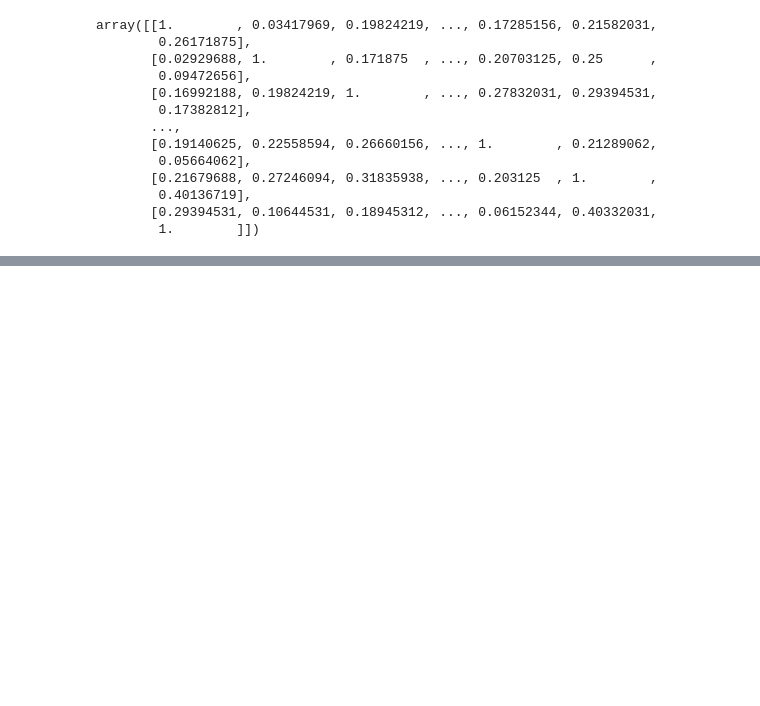
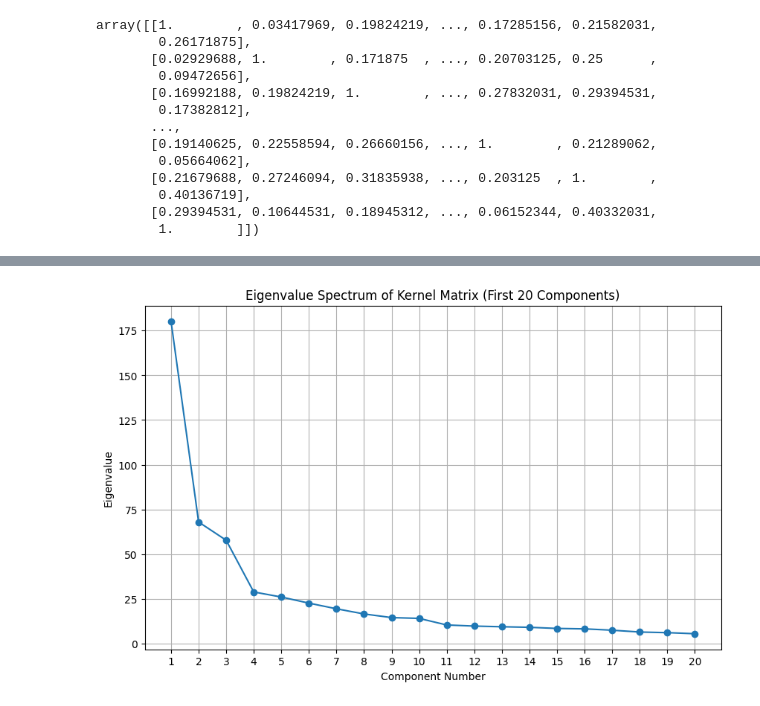
Before and after one commit to barra-white/qml-explainability-by-parts, a Jupyter notebook: explainability/qsvc/kernel/kernel-eigen.ipynb, the cells around one changed output, grey strips where cells are left out. Cells and saved outputs as stored; diff of their text form; code cells hidden in the pictures; blank space fills up the shorter version.

```diff
--- a/explainability/qsvc/kernel/kernel-eigen.ipynb
+++ b/explainability/qsvc/kernel/kernel-eigen.ipynb
@@ -137,0 +176,16 @@ plt.show()
+# %%
+num_comps = 20
+
+eigenvalues_to_plot = sorted_eigenvalues[:num_comps]
+components = np.arange(1, num_comps + 1)
+
+plt.figure(figsize=(10, 6))
+plt.plot(components, eigenvalues_to_plot, marker='o')
+plt.title(f"Eigenvalue Spectrum of Kernel Matrix (First {num_comps} Components)")
+plt.xlabel("Component Number")
+plt.ylabel("Eigenvalue")
+plt.xticks(components)
+plt.grid()
+plt.show()
+# %% [output]
+[figure, added]
```
Also changed, not shown: parts of 19 cells of this notebook.
